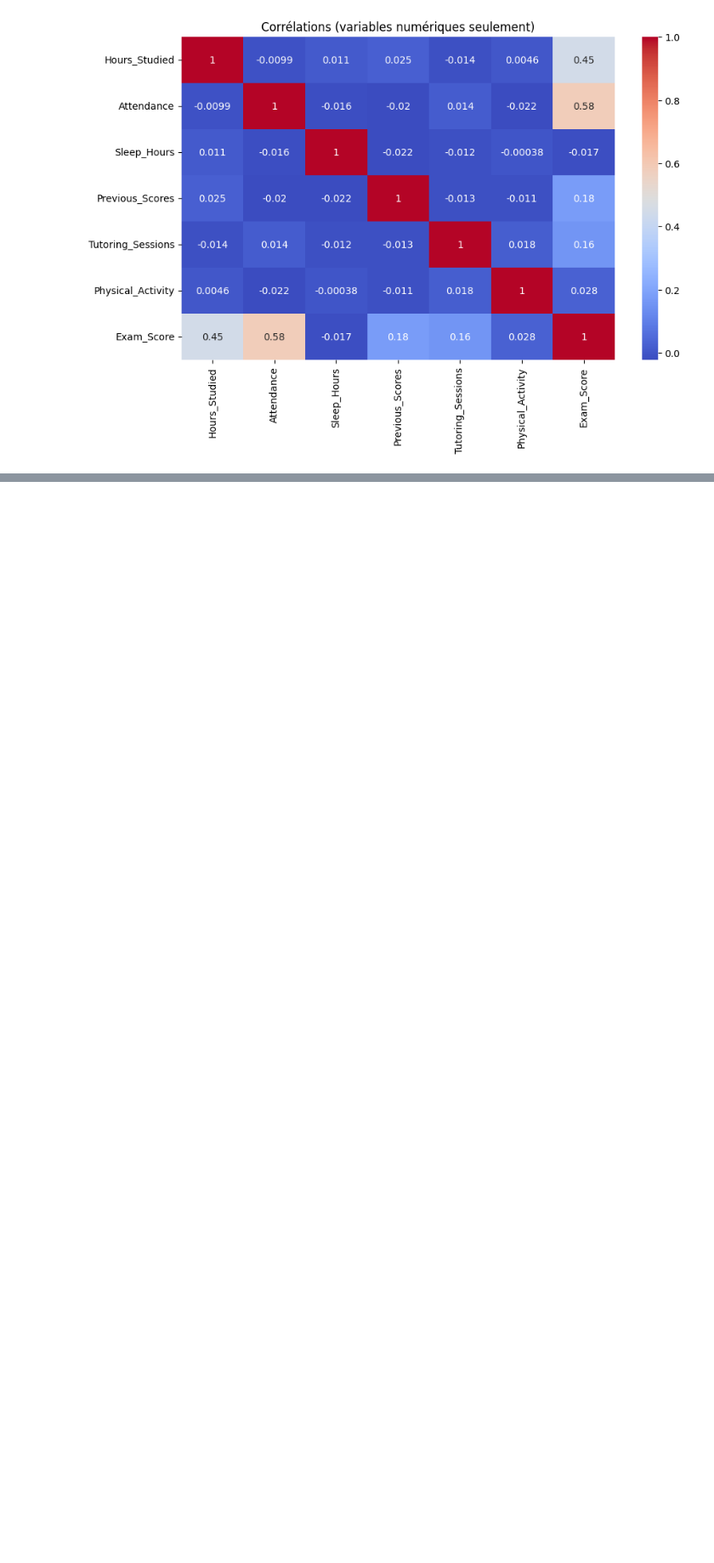
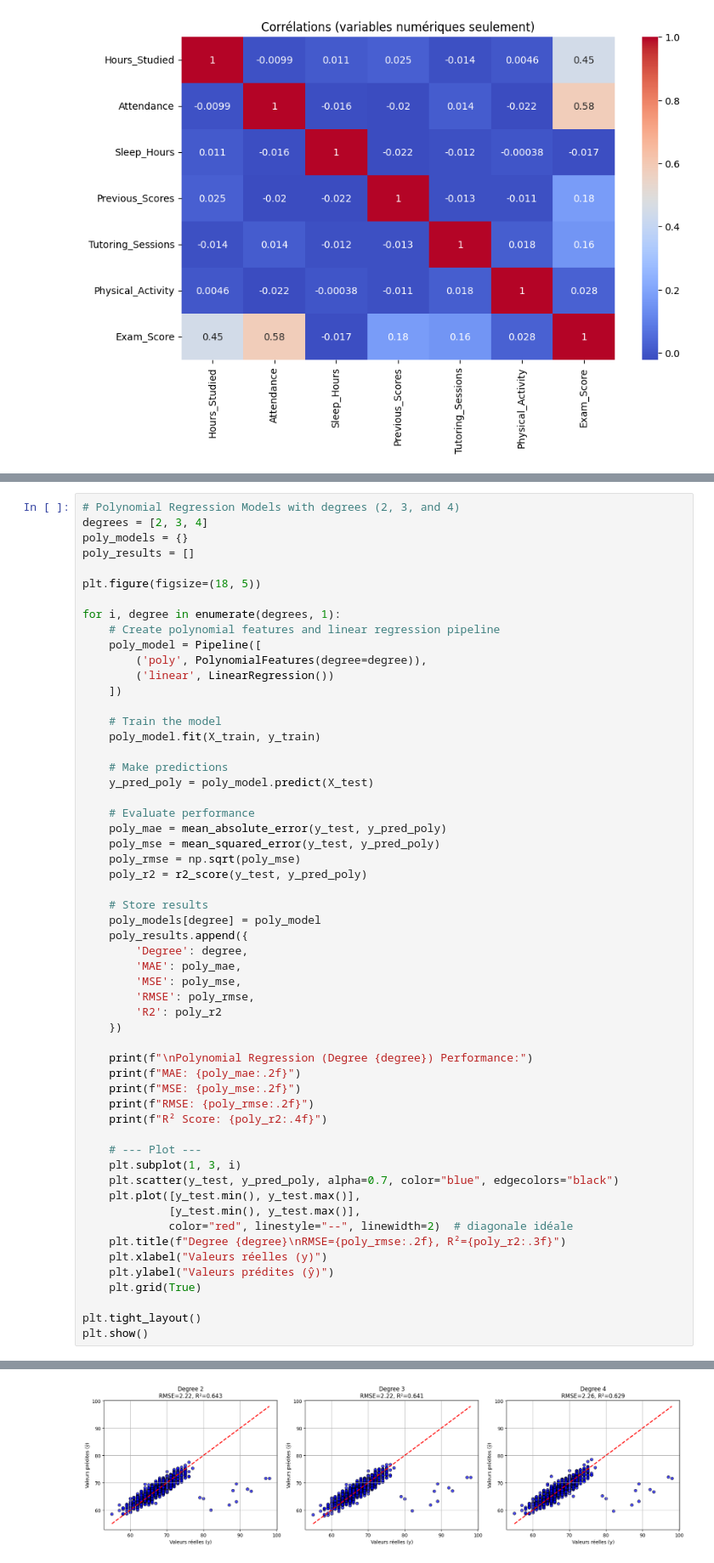
Before and after one commit to Mahamat19/Elovvo_projects, a Jupyter notebook: Task1_Student_Score.ipynb, the cells around one changed output, grey strips where cells are left out. Shown: that part at 85% size. Drawn from its saved outputs; the diff is of its cells as text; blank space fills up the shorter version.

```diff
--- a/Task1_Student_Score.ipynb
+++ b/Task1_Student_Score.ipynb
@@ -332,0 +353,57 @@ plt.show()
+# %%
+# Polynomial Regression Models with degrees (2, 3, and 4)
+degrees = [2, 3, 4]
+poly_models = {}
+poly_results = []
+
+plt.figure(figsize=(18, 5))
+
+for i, degree in enumerate(degrees, 1):
+    # Create polynomial features and linear regression pipeline
+    poly_model = Pipeline([
+        ('poly', PolynomialFeatures(degree=degree)),
+        ('linear', LinearRegression())
+    ])
+
+    # Train the model
+    poly_model.fit(X_train, y_train)
+
+    # Make predictions
+    y_pred_poly = poly_model.predict(X_test)
+
+    # Evaluate performance
+    poly_mae = mean_absolute_error(y_test, y_pred_poly)
+    poly_mse = mean_squared_error(y_test, y_pred_poly)
+    poly_rmse = np.sqrt(poly_mse)
+    poly_r2 = r2_score(y_test, y_pred_poly)
+
+    # Store results
+    poly_models[degree] = poly_model
+    poly_results.append({
+        'Degree': degree,
+        'MAE': poly_mae,
+        'MSE': poly_mse,
+        'RMSE': poly_rmse,
+        'R2': poly_r2
+    })
+
+    print(f"\nPolynomial Regression (Degree {degree}) Performance:")
+    print(f"MAE: {poly_mae:.2f}")
+    print(f"MSE: {poly_mse:.2f}")
+    print(f"RMSE: {poly_rmse:.2f}")
+    print(f"R² Score: {poly_r2:.4f}")
+
+    # --- Plot ---
+    plt.subplot(1, 3, i)
+    plt.scatter(y_test, y_pred_poly, alpha=0.7, color="blue", edgecolors="black")
+    plt.plot([y_test.min(), y_test.max()],
+             [y_test.min(), y_test.max()],
+             color="red", linestyle="--", linewidth=2)  # diagonale idéale
+    plt.title(f"Degree {degree}\nRMSE={poly_rmse:.2f}, R²={poly_r2:.3f}")
+    plt.xlabel("Valeurs réelles (y)")
+    plt.ylabel("Valeurs prédites (ŷ)")
+    plt.grid(True)
+
+plt.tight_layout()
+plt.show()
+# %% [output]
@@ -332,0 +427 @@ plt.show()
+[figure, added]
```
Also changed, not shown: parts of 16 cells of this notebook.
